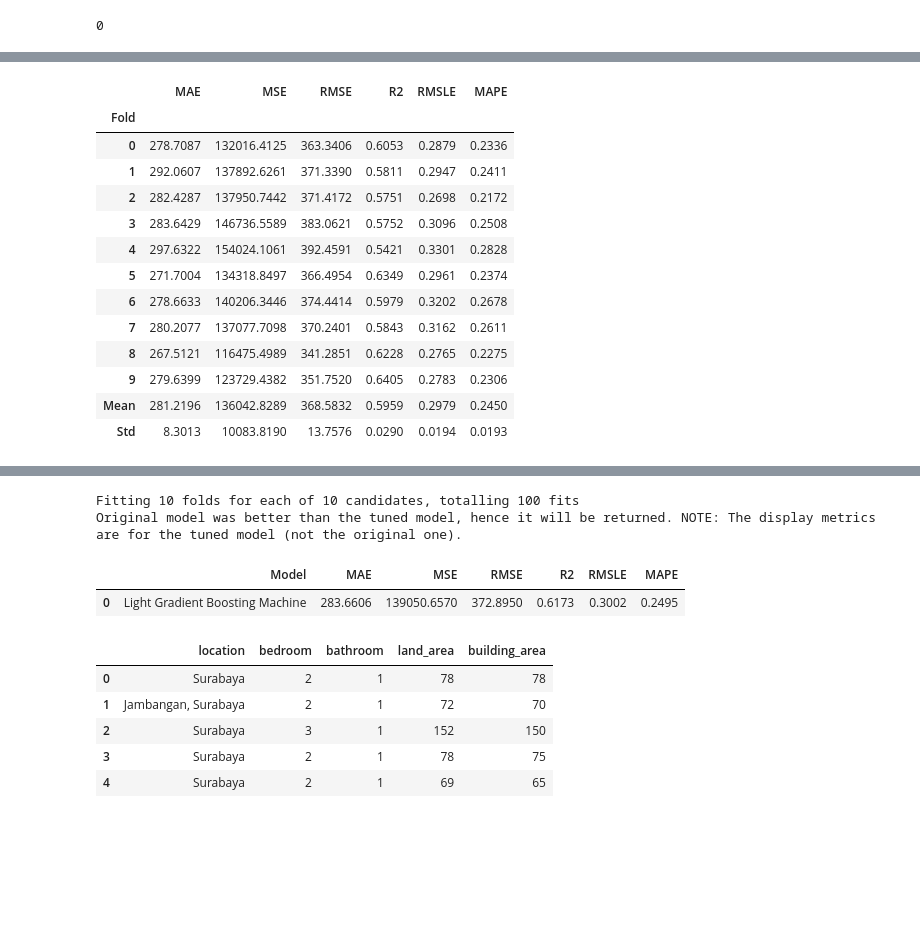
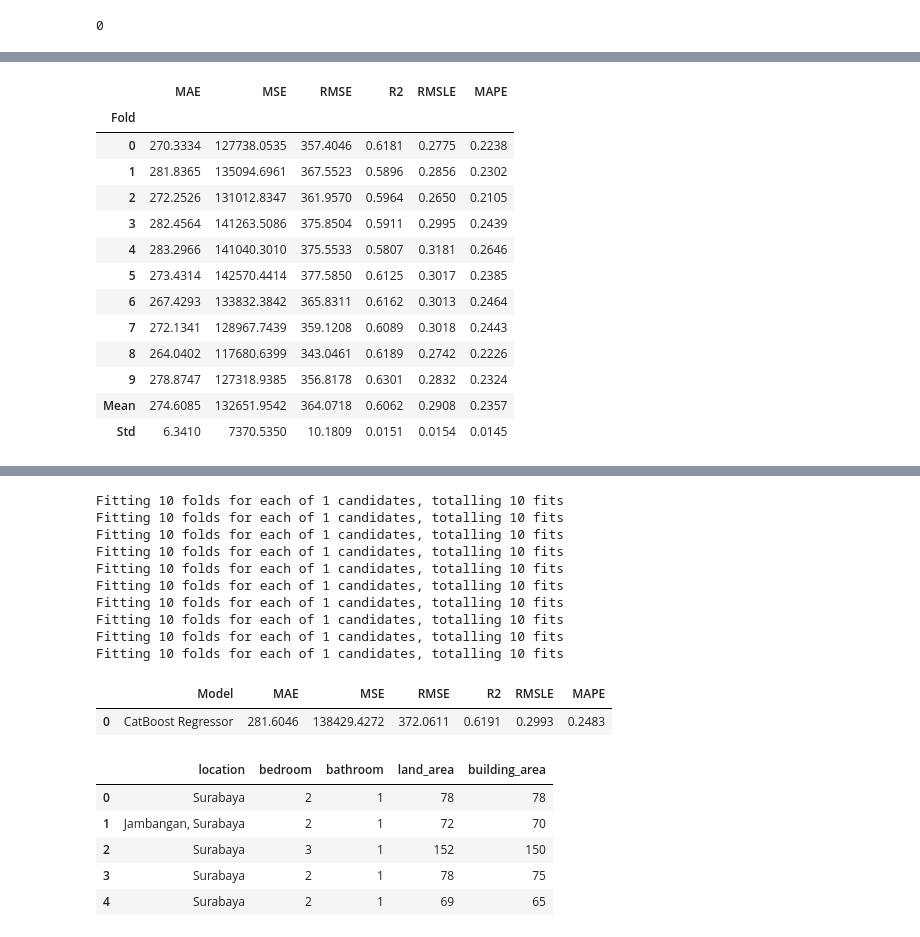
Before and after one commit to romzyalba/house_price_model, a Jupyter notebook: src/automl/house_price_99.ipynb, the cells around one changed output, grey strips where cells are left out. Cells and saved outputs as stored; diff of their text form; code cells hidden in the pictures; blank space fills up the shorter version.

```diff
--- a/src/automl/house_price_99.ipynb
+++ b/src/automl/house_price_99.ipynb
@@ -90,31 +90,38 @@ best = compare_models()
 [interactive output not drawn]
 # %%
-# tuned_model = tune_model(best, search_library='scikit-optimize', search_algorithm='bayesian')
-tuned_model = tune_model(best)
+tuned_model = tune_model(best, search_library='scikit-optimize', search_algorithm='bayesian')
 # %% [output]
 [interactive output not drawn]
 |  | MAE | MSE | RMSE | R2 | RMSLE | MAPE |
 | Fold |  |  |  |  |  |  |
-| 0 | 278.7087 | 132016.4125 | 363.3406 | 0.6053 | 0.2879 | 0.2336 |
-| 1 | 292.0607 | 137892.6261 | 371.3390 | 0.5811 | 0.2947 | 0.2411 |
-| 2 | 282.4287 | 137950.7442 | 371.4172 | 0.5751 | 0.2698 | 0.2172 |
-| 3 | 283.6429 | 146736.5589 | 383.0621 | 0.5752 | 0.3096 | 0.2508 |
-| 4 | 297.6322 | 154024.1061 | 392.4591 | 0.5421 | 0.3301 | 0.2828 |
-| 5 | 271.7004 | 134318.8497 | 366.4954 | 0.6349 | 0.2961 | 0.2374 |
-| 6 | 278.6633 | 140206.3446 | 374.4414 | 0.5979 | 0.3202 | 0.2678 |
-| 7 | 280.2077 | 137077.7098 | 370.2401 | 0.5843 | 0.3162 | 0.2611 |
-| 8 | 267.5121 | 116475.4989 | 341.2851 | 0.6228 | 0.2765 | 0.2275 |
-| 9 | 279.6399 | 123729.4382 | 351.7520 | 0.6405 | 0.2783 | 0.2306 |
-| Mean | 281.2196 | 136042.8289 | 368.5832 | 0.5959 | 0.2979 | 0.2450 |
-| Std | 8.3013 | 10083.8190 | 13.7576 | 0.0290 | 0.0194 | 0.0193 |
+| 0 | 270.3334 | 127738.0535 | 357.4046 | 0.6181 | 0.2775 | 0.2238 |
+| 1 | 281.8365 | 135094.6961 | 367.5523 | 0.5896 | 0.2856 | 0.2302 |
+| 2 | 272.2526 | 131012.8347 | 361.9570 | 0.5964 | 0.2650 | 0.2105 |
+| 3 | 282.4564 | 141263.5086 | 375.8504 | 0.5911 | 0.2995 | 0.2439 |
+| 4 | 283.2966 | 141040.3010 | 375.5533 | 0.5807 | 0.3181 | 0.2646 |
+| 5 | 273.4314 | 142570.4414 | 377.5850 | 0.6125 | 0.3017 | 0.2385 |
+| 6 | 267.4293 | 133832.3842 | 365.8311 | 0.6162 | 0.3013 | 0.2464 |
+| 7 | 272.1341 | 128967.7439 | 359.1208 | 0.6089 | 0.3018 | 0.2443 |
+| 8 | 264.0402 | 117680.6399 | 343.0461 | 0.6189 | 0.2742 | 0.2226 |
+| 9 | 278.8747 | 127318.9385 | 356.8178 | 0.6301 | 0.2832 | 0.2324 |
+| Mean | 274.6085 | 132651.9542 | 364.0718 | 0.6062 | 0.2908 | 0.2357 |
+| Std | 6.3410 | 7370.5350 | 10.1809 | 0.0151 | 0.0154 | 0.0145 |
 [interactive output not drawn]
-Fitting 10 folds for each of 10 candidates, totalling 100 fits
-Original model was better than the tuned model, hence it will be returned. NOTE: The display metrics are for the tuned model (not the original one).
+Fitting 10 folds for each of 1 candidates, totalling 10 fits
+Fitting 10 folds for each of 1 candidates, totalling 10 fits
+Fitting 10 folds for each of 1 candidates, totalling 10 fits
+Fitting 10 folds for each of 1 candidates, totalling 10 fits
+Fitting 10 folds for each of 1 candidates, totalling 10 fits
+Fitting 10 folds for each of 1 candidates, totalling 10 fits
+Fitting 10 folds for each of 1 candidates, totalling 10 fits
+Fitting 10 folds for each of 1 candidates, totalling 10 fits
+Fitting 10 folds for each of 1 candidates, totalling 10 fits
+Fitting 10 folds for each of 1 candidates, totalling 10 fits
 # %%
 holdout_pred = predict_model(tuned_model)
 # %% [output]
 |  | Model | MAE | MSE | RMSE | R2 | RMSLE | MAPE |
-| 0 | Light Gradient Boosting Machine | 283.6606 | 139050.6570 | 372.8950 | 0.6173 | 0.3002 | 0.2495 |
+| 0 | CatBoost Regressor | 281.6046 | 138429.4272 | 372.0611 | 0.6191 | 0.2993 | 0.2483 |
 # %%
 new_data = df.copy()
 new_data.drop('price', axis=1, inplace=True)
```
Also changed, not shown: parts of 3 cells of this notebook, 7 other files.
